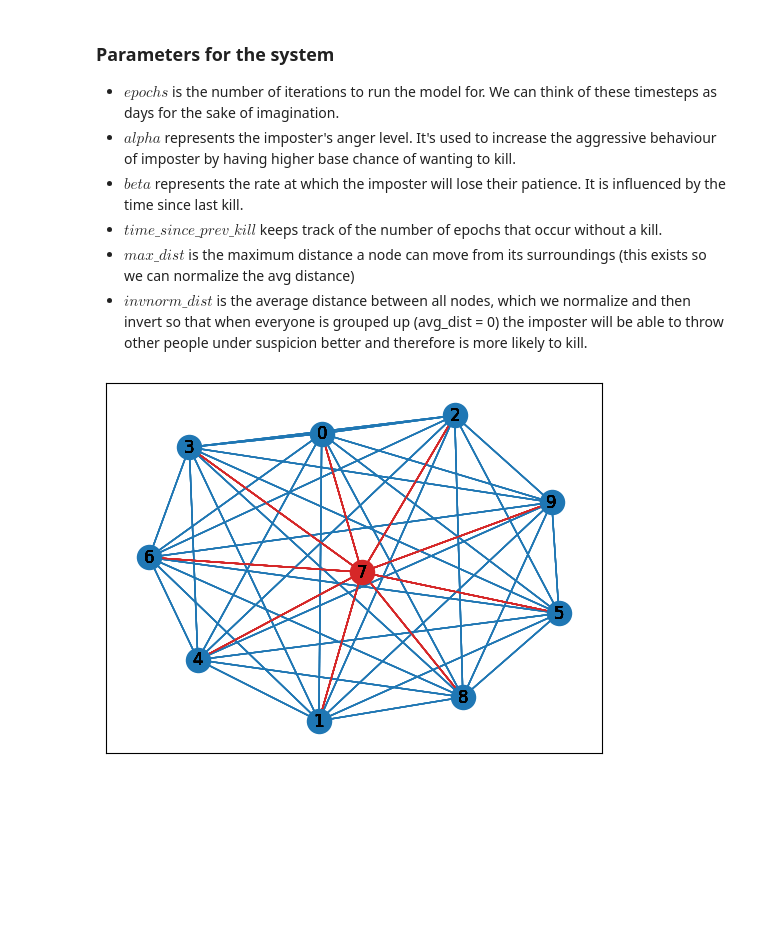
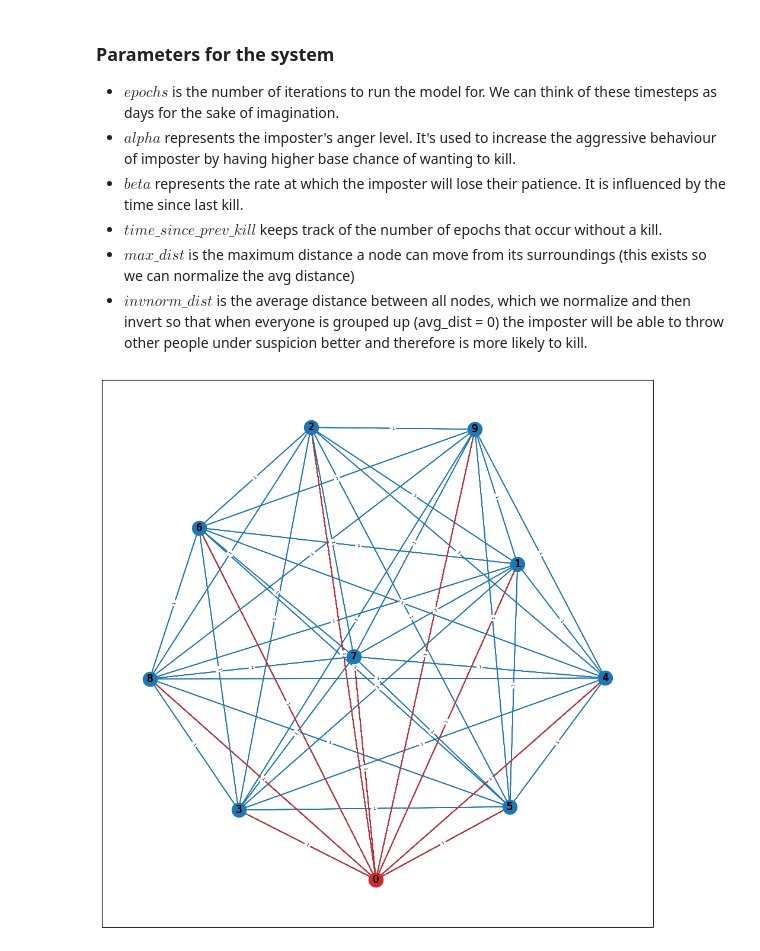
Before and after one commit to trueshiba/MOCS-social-deduction-model, a Jupyter notebook: amongus.ipynb, the cells around one changed output. Saved outputs shown, nothing was run; the diff lists cells and outputs as text; code cells hidden in the pictures; blank space fills up the shorter version.

Commit message:
Added more. Need help fixing bug when trying to draw edges with colormap

```diff
--- a/amongus.ipynb
+++ b/amongus.ipynb
@@ -39,31 +41,32 @@ def init_network(num_nodes):
         # Since edges arent directed we only need to add edges from one node to another, not both ways
         for j in range(i, len(node_list)):
 
-            # Check to ensure nodes are different to avoid self edges
-            if i != j:
-
-                # Imposter node keeps track of edges seperately for formatting
-                if j == imposter_idx or i == imposter_idx:
-                    sus_edges.append((i, j, dict(trust=1, distance=10)))
-                else:
-                    edge_list.append((i, j, dict(trust=1, distance=10)))
+            # Imposter node keeps track of edges seperately for formatting
+            if j == imposter_idx or i == imposter_idx:
+                sus_edges.append((i, j, dict(trust=1, distance=10)))
+            else:
+                edge_list.append((i, j, dict(trust=1, distance=10)))
 
 
     # Add these edges to network
     social_net.add_edges_from(edge_list)
     social_net.add_edges_from(sus_edges)
+    social_net.remove_edges_from(nx.selfloop_edges(social_net))
+
 
     return social_net, node_list, init_nodes, edge_list, sus_edges
 # %%
 # Function to display network
-def draw_network(network: nx.Graph, edge_list, sus_edges):
+def draw_network(network: nx.Graph, sus_edges):
 
+    plt.figure(figsize=(12,12))
     pos = nx.spring_layout(network)
 
     for i in network.nodes:
 
-        nx.draw_networkx_edges(network, pos=pos, edgelist=edge_list, edge_color="tab:blue", alpha=0.5)
-        nx.draw_networkx_edges(network, pos=pos, edgelist=sus_edges, edge_color="tab:red", alpha=1)
+        # Old code used to draw edges. By removing this we wouldn't need to have sus_edges at all (assuming colormap with trust attribute as weight worked)
+        #nx.draw_networkx_edges(network, pos=pos, edgelist=network.edges, edge_color="tab:blue", alpha=0.5)
+        #nx.draw_networkx_edges(network, pos=pos, edgelist=sus_edges, edge_color="tab:red", alpha=1)
 
         if nx.get_node_attributes(network, "status")[i] == "imposter":
 
@@ -76,3 +79,14 @@ def draw_network(network: nx.Graph, edge_list, sus_edges):
             nx.draw_networkx_nodes(network, pos=pos, nodelist=[i], node_color="tab:blue")
 
         labels = nx.draw_networkx_labels(network, pos=pos)
+
+        edge_labels = dict([((n1, n2), d['trust'])
+                    for n1, n2, d in network.edges(data=True)])
+
+
+    # New code that returns error about numpy not having attribute: alltrue
+    weights = nx.get_edge_attributes(network,'trust')
+    #weights = range(len(network.edges))
+    nx.draw(network, pos=pos, edgelist=network.edges, edge_color=weights, edge_cmap=cm.jet)
+
+    nx.draw_networkx_edge_labels(network, pos=pos, edge_labels=edge_labels ,font_size=5)
@@ -136,10 +190,17 @@ def run_simulation(network: nx.Graph, alive_nodes: list, epochs, alpha, beta, ma
         t += 1
 
     print(f"Done!")
-# %%
-social_net, node_list, alive_nodes, edge_list, sus_edges = init_network(num_nodes=10)
-draw_network(social_net, edge_list, sus_edges)
-# %% [output]
-[figure, removed]
+# %%
+social_net, node_list, alive_nodes, edge_list, sus_edges = init_network(num_nodes=10)
+draw_network(social_net, sus_edges)
+
+# Gcc = sorted(nx.connected_components( social_net ), key=len, reverse=True)
+# H = social_net.subgraph(Gcc[0]) # largest component
+
+#print(nx.connected_components(social_net))
+#c_nodes = [len(c) for c in sorted(nx.connected_components(social_net), key=len, reverse=True)]
+#connected = social_net.subgraph(c_nodes)
+# %% [output]
+[figure, added]
 # %%
 # Params: See above for explanations
```
Also changed, not shown: parts of 5 cells of this notebook.
